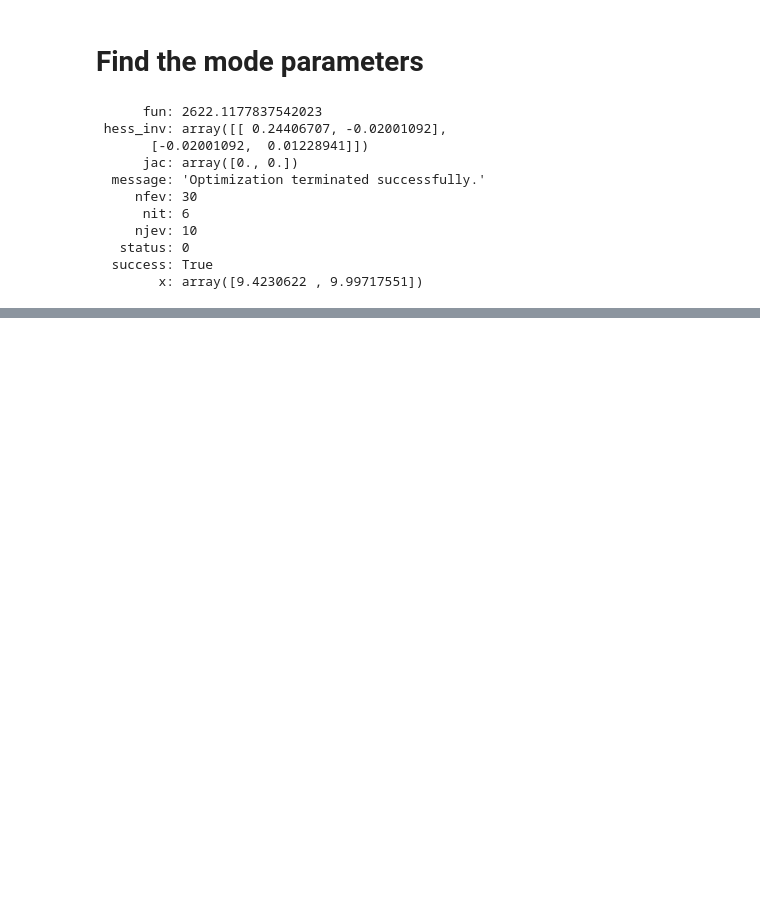
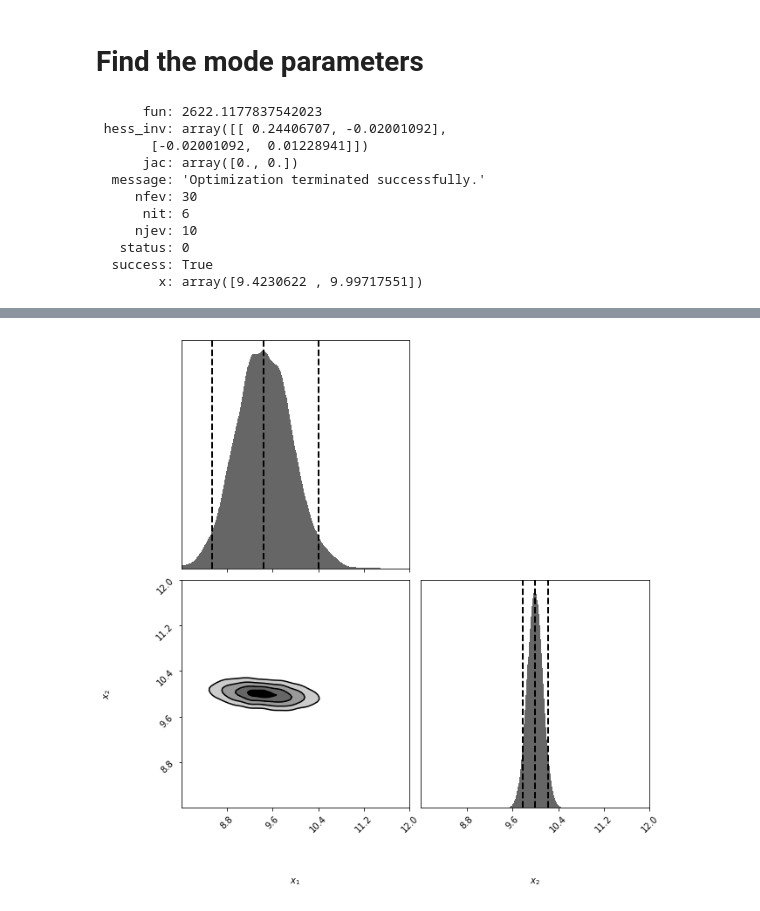
Before and after one commit to cjm96/InferenceScientificDataBinderResources, a Jupyter notebook: GaussianPulse.ipynb, the cells around one changed output, grey strips where cells are left out. Cells and saved outputs as stored; diff of their text form; code cells hidden in the pictures; blank space fills up the shorter version.

```diff
--- a/GaussianPulse.ipynb
+++ b/GaussianPulse.ipynb
@@ -74,0 +150,5 @@ sol
+# %%
+from dynesty import plotting as dyplot
+dyplot.cornerplot(sampler.results, span=([8, 12], [8, 12]), fig=plt.subplots(2, 2, figsize=(10, 10)));
+# %% [output]
+[figure, added]
```
Also changed, not shown: parts of 12 cells of this notebook, 1 other file.
